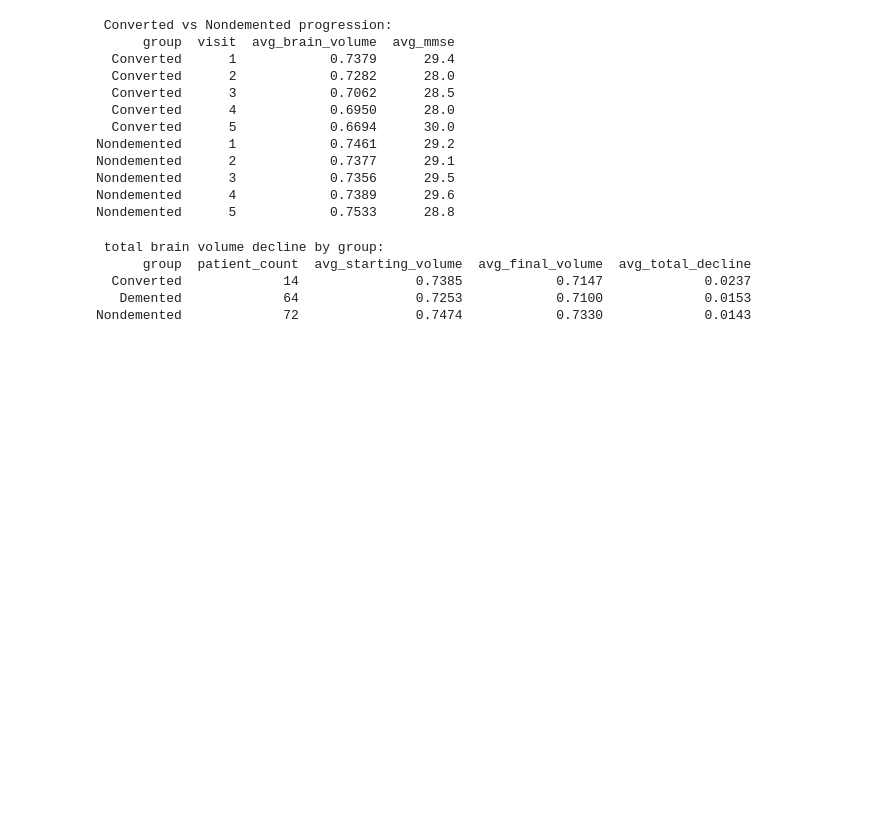
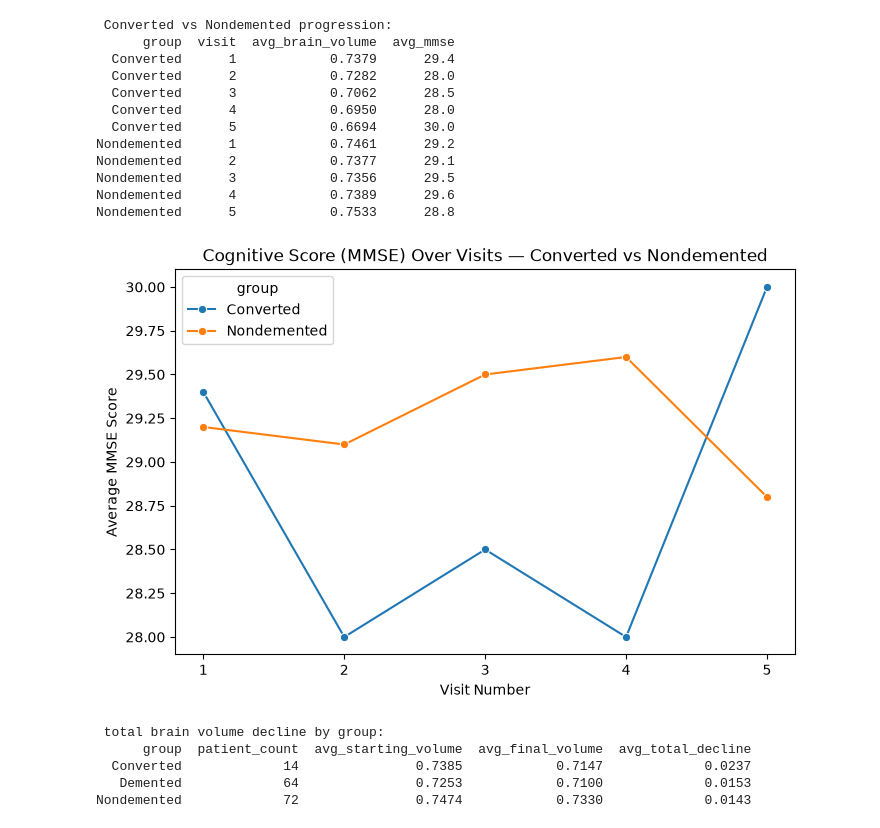
Before and after one commit to menonnimisha02/alzheimers-brain-volume-analysis, a Jupyter notebook: db.ipynb, the cells around one changed output. Saved outputs shown, nothing was run; the diff lists cells and outputs as text; code cells hidden in the pictures; blank space fills up the shorter version.

```diff
--- a/db.ipynb
+++ b/db.ipynb
@@ -246,30 +222,21 @@ Nondemented      3            0.7356      29.5
 Nondemented      4            0.7389      29.6
 Nondemented      5            0.7533      28.8
 # %%
-# chart 5 — mmse over visits converted vs nondemented
-fig5 = px.line(
-    q7,
-    x='visit',
-    y='avg_mmse',
-    color='group',
-    markers=True,
-    title='Cognitive Score (MMSE) Over Visits — Converted vs Nondemented',
-    labels={
-        'visit': 'Visit Number',
-        'avg_mmse': 'Average MMSE Score',
-        'group': 'Patient Group'
-    },
-    color_discrete_map={
-        'Nondemented': '#1D9E75',
-        'Converted': '#185FA5'
-    }
-)
-
-fig5.update_layout(
-    xaxis=dict(tickmode='linear', tick0=1, dtick=1)
-)
-
-fig5.show()
+# chart 4 — mmse over visits converted vs nondemented
+plt.figure(figsize=(8, 5))
+sns.lineplot(
+    data=q7,
+    x="visit",
+    y="avg_mmse",
+    hue="group",
+    marker="o")
+plt.title("Cognitive Score (MMSE) Over Visits — Converted vs Nondemented")
+plt.xlabel("Visit Number")
+plt.ylabel("Average MMSE Score")
+plt.xticks(q7["visit"].unique())
+plt.show()
+# %% [output]
+[figure, added]
 # %%
 query = """
 SELECT "group",
```
Also changed, not shown: parts of 6 cells of this notebook.
